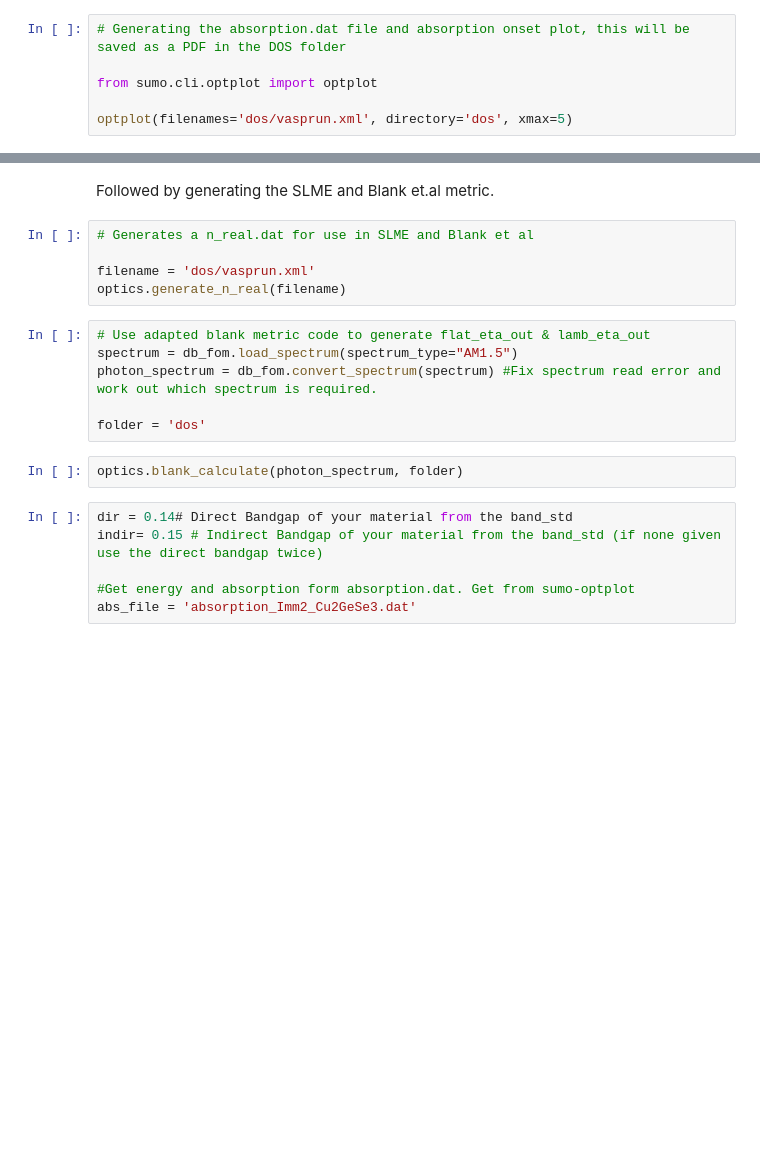
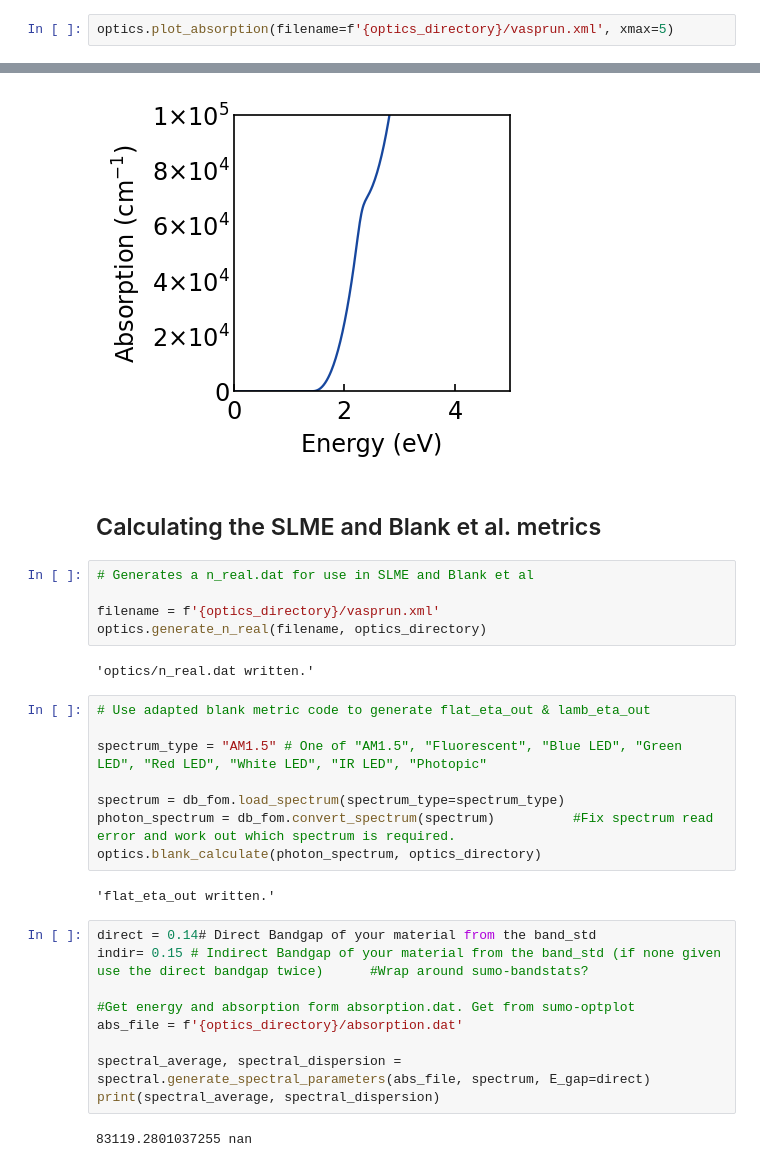
Before and after one commit to SMTG-Bham/solphin, a Jupyter notebook: tutorial/tutorial.ipynb, the cells around one changed output, grey strips where cells are left out. Saved outputs shown, nothing was run; the diff lists cells and outputs as text; blank space fills up the shorter version.

```diff
--- a/tutorial/tutorial.ipynb
+++ b/tutorial/tutorial.ipynb
@@ -95,7 +82,3 @@ The initial step is using sumo to generate the required files, and plot the abso
 # %%
-# Generating the absorption.dat file and absorption onset plot, this will be saved as a PDF in the DOS folder
-
-from sumo.cli.optplot import optplot
-
-optplot(filenames='dos/vasprun.xml', directory='dos', xmax=5)
+optics.plot_absorption(filename=f'{optics_directory}/vasprun.xml', xmax=5)
 # %% [output]
@@ -119,21 +85,31 @@ WARNING:matplotlib.font_manager:findfont: Generic family 'sans-serif' not found
+[figure, added]
 # %% [markdown]
-Followed by generating the SLME and Blank et.al metric.
+## Calculating the SLME and Blank et al. metrics
 # %%
 # Generates a n_real.dat for use in SLME and Blank et al
 
-filename = 'dos/vasprun.xml'
-optics.generate_n_real(filename)
+filename = f'{optics_directory}/vasprun.xml'
+optics.generate_n_real(filename, optics_directory)
+# %% [output]
+'optics/n_real.dat written.'
 # %%
 # Use adapted blank metric code to generate flat_eta_out & lamb_eta_out
-spectrum = db_fom.load_spectrum(spectrum_type="AM1.5")
-photon_spectrum = db_fom.convert_spectrum(spectrum) #Fix spectrum read error and work out which spectrum is required.
 
-folder = 'dos'
+spectrum_type = "AM1.5" # One of "AM1.5", "Fluorescent", "Blue LED", "Green LED", "Red LED", "White LED", "IR LED", "Photopic"
+
+spectrum = db_fom.load_spectrum(spectrum_type=spectrum_type)
+photon_spectrum = db_fom.convert_spectrum(spectrum)          #Fix spectrum read error and work out which spectrum is required.
+optics.blank_calculate(photon_spectrum, optics_directory)
+# %% [output]
+'flat_eta_out written.'
-# %%
-optics.blank_calculate(photon_spectrum, folder)
 # %%
-dir = 0.14# Direct Bandgap of your material from the band_std
-indir= 0.15 # Indirect Bandgap of your material from the band_std (if none given use the direct bandgap twice)
+direct = 0.14# Direct Bandgap of your material from the band_std
+indir= 0.15 # Indirect Bandgap of your material from the band_std (if none given use the direct bandgap twice)      #Wrap around sumo-bandstats?
 
 #Get energy and absorption form absorption.dat. Get from sumo-optplot
-abs_file = 'absorption_Imm2_Cu2GeSe3.dat'
+abs_file = f'{optics_directory}/absorption.dat'
+
+spectral_average, spectral_dispersion = spectral.generate_spectral_parameters(abs_file, spectrum, E_gap=direct)
+print(spectral_average, spectral_dispersion)
+# %% [output]
+83119.2801037255 nan
```
Also changed, not shown: parts of 28 cells of this notebook.
